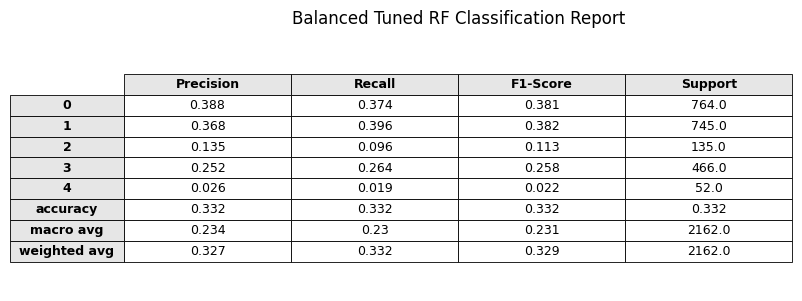
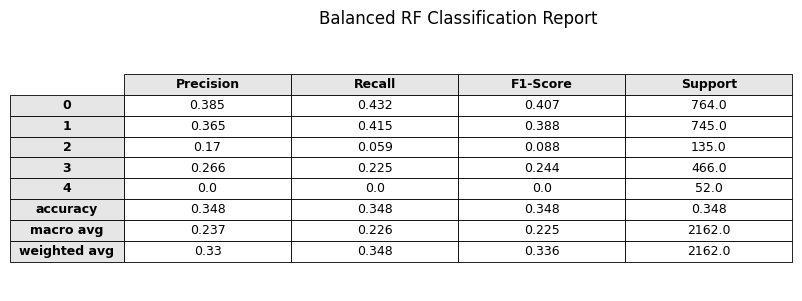
Unified diff of the notebook cell whose output changed from the first chart to the second:
--- before
+++ after
@@ -68,8 +68,8 @@
 # =========================================================
 
-balanced_tuned_report_df = pd.DataFrame(
+balanced_report_df = pd.DataFrame(
     classification_report(
         y_test,
-        y_pred_bal_tuned,
+        y_pred_bal,
         output_dict=True,
         zero_division=0
@@ -77,5 +77,5 @@
 ).transpose()
 
-balanced_tuned_report_df = balanced_tuned_report_df.rename(columns={
+balanced_report_df = balanced_report_df.rename(columns={
     "precision": "Precision",
     "recall": "Recall",
@@ -84,5 +84,5 @@
 }).round(3)
 
-display(balanced_tuned_report_df)
+balanced_report_df
 
 
@@ -93,7 +93,7 @@
 
 table = ax.table(
-    cellText=balanced_tuned_report_df.values,
-    colLabels=balanced_tuned_report_df.columns,
-    rowLabels=balanced_tuned_report_df.index,
+    cellText=balanced_report_df.values,
+    colLabels=balanced_report_df.columns,
+    rowLabels=balanced_report_df.index,
     loc="center",
     cellLoc="center",
@@ -117,8 +117,8 @@
         cell.set_text_props(weight="bold")
 
-plt.title("Balanced Tuned RF Classification Report", pad=15)
+plt.title("Balanced RF Classification Report", pad=15)
 
 plt.savefig(
-    "balanced_tuned_rf_report.png",
+    "balanced_report.png",
     bbox_inches="tight",
     dpi=300,

Commit: final random forest